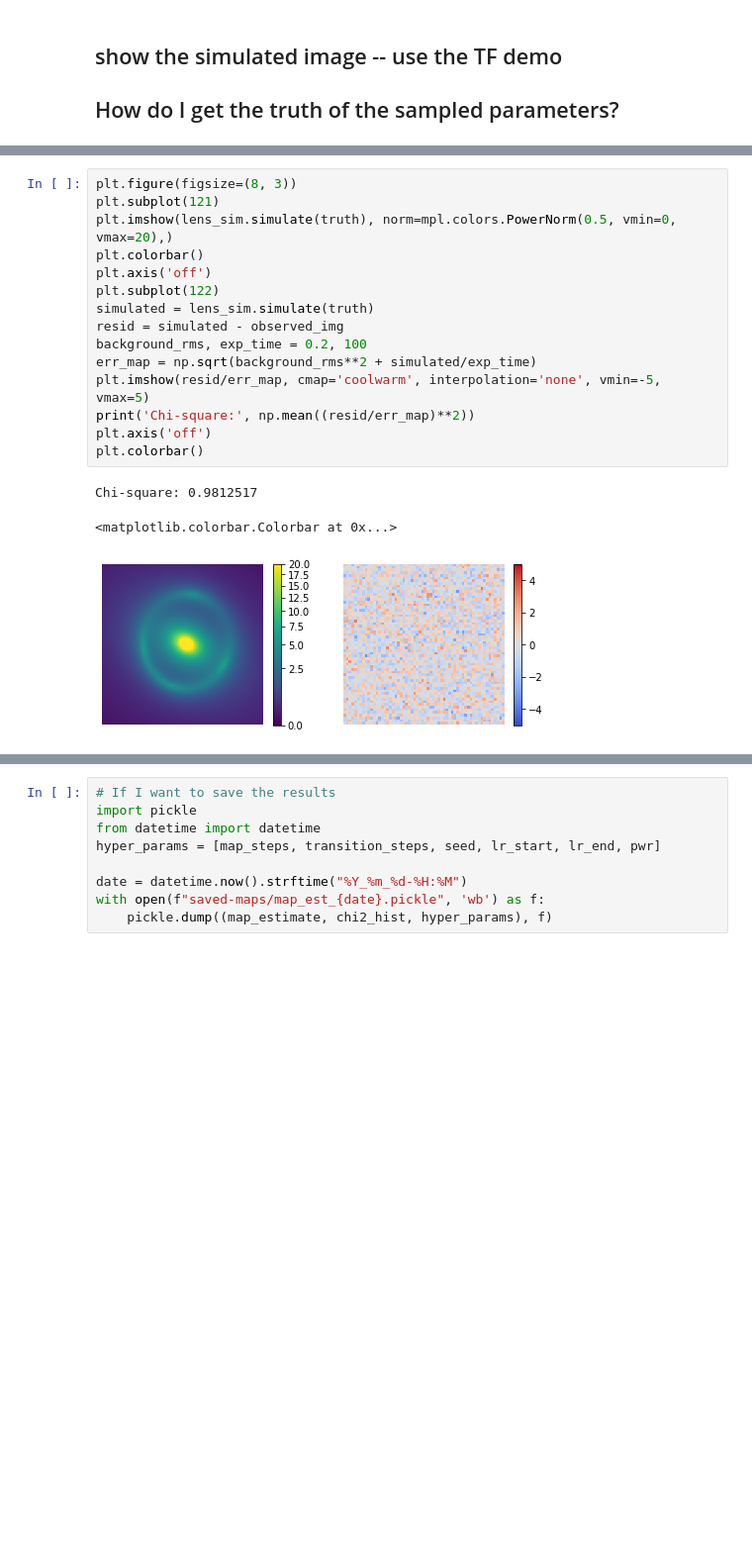
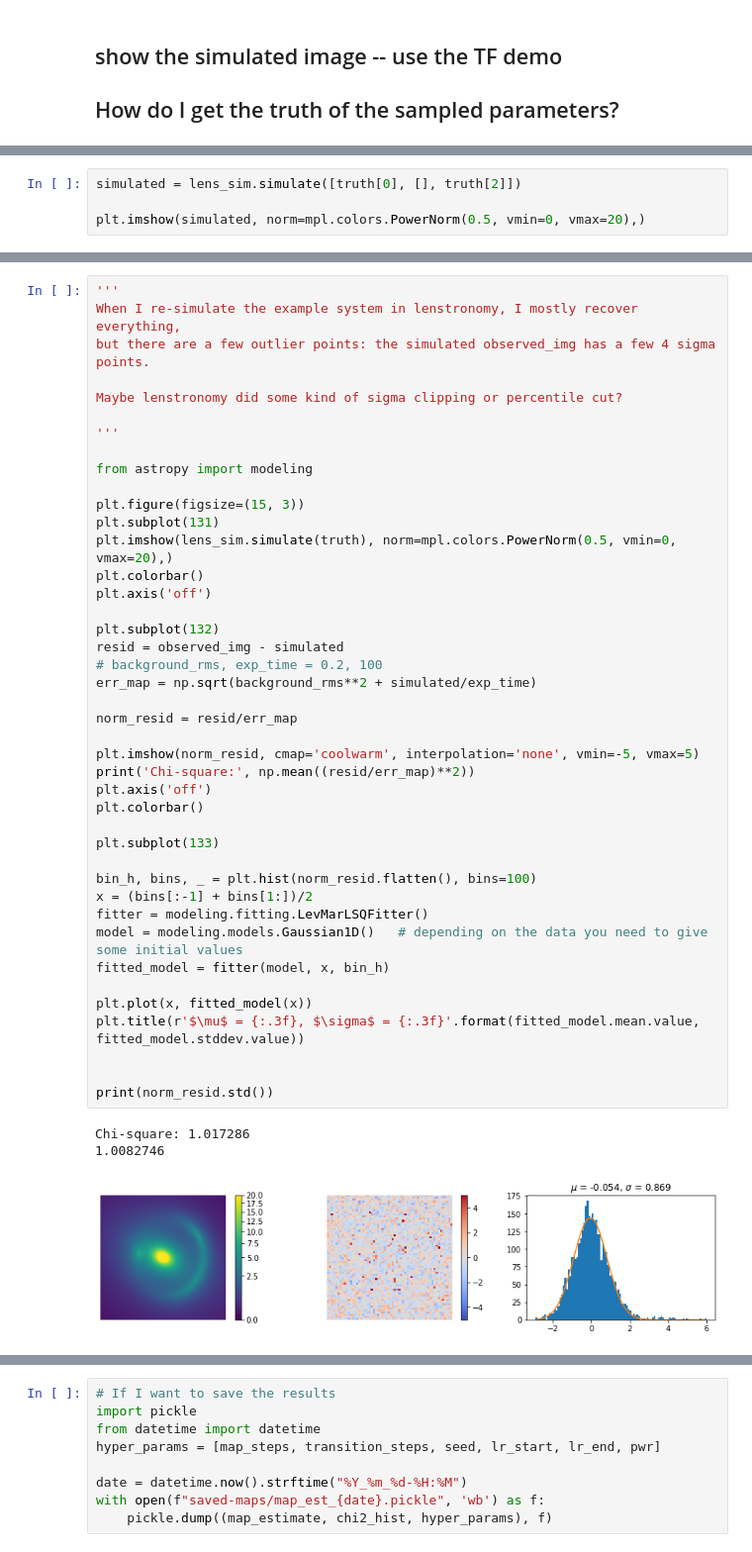
Before and after one commit to giga-lens/gigalens, a Jupyter notebook: jax-demo-dev.ipynb, the cells around one changed output, grey strips where cells are left out. Shown: that part at 99% size. Drawn from its saved outputs; the diff is of its cells as text; blank space fills up the shorter version.

```diff
--- a/jax-demo-dev.ipynb
+++ b/jax-demo-dev.ipynb
@@ -133,0 +192,4 @@ plt.imshow(lens_sim.simulate(truth), norm=mpl.colors.PowerNorm(0.5, vmin=0, vmax
+# %%
+simulated = lens_sim.simulate([truth[0], [], truth[2]])
+
+plt.imshow(simulated, norm=mpl.colors.PowerNorm(0.5, vmin=0, vmax=20),)
@@ -134,20 +204,47 @@ plt.imshow(lens_sim.simulate(truth), norm=mpl.colors.PowerNorm(0.5, vmin=0, vmax
 # %%
-plt.figure(figsize=(8, 3))
-plt.subplot(121)
+'''
+When I re-simulate the example system in lenstronomy, I mostly recover everything,
+but there are a few outlier points: the simulated observed_img has a few 4 sigma points.
+
+Maybe lenstronomy did some kind of sigma clipping or percentile cut?
+
+'''
+
+from astropy import modeling
+
+plt.figure(figsize=(15, 3))
+plt.subplot(131)
 plt.imshow(lens_sim.simulate(truth), norm=mpl.colors.PowerNorm(0.5, vmin=0, vmax=20),)
 plt.colorbar()
 plt.axis('off')
-plt.subplot(122)
-simulated = lens_sim.simulate(truth)
-resid = simulated - observed_img
-background_rms, exp_time = 0.2, 100
+
+plt.subplot(132)
+resid = observed_img - simulated
+# background_rms, exp_time = 0.2, 100
 err_map = np.sqrt(background_rms**2 + simulated/exp_time)
-plt.imshow(resid/err_map, cmap='coolwarm', interpolation='none', vmin=-5, vmax=5)
+
+norm_resid = resid/err_map
+
+plt.imshow(norm_resid, cmap='coolwarm', interpolation='none', vmin=-5, vmax=5)
 print('Chi-square:', np.mean((resid/err_map)**2))
 plt.axis('off')
 plt.colorbar()
+
+plt.subplot(133)
+
+bin_h, bins, _ = plt.hist(norm_resid.flatten(), bins=100)
+x = (bins[:-1] + bins[1:])/2
+fitter = modeling.fitting.LevMarLSQFitter()
+model = modeling.models.Gaussian1D()   # depending on the data you need to give some initial values
+fitted_model = fitter(model, x, bin_h)
+
+plt.plot(x, fitted_model(x))
+plt.title(r'$\mu$ = {:.3f}, $\sigma$ = {:.3f}'.format(fitted_model.mean.value, fitted_model.stddev.value))
+
+
+print(norm_resid.std())
 # %% [output]
-Chi-square: 0.9812517
+Chi-square: 1.017286
+1.0082746
-<matplotlib.colorbar.Colorbar at 0x...>
-[figure, old version]
+[figure, new version]
 # %%
```
Also changed, not shown: parts of 26 cells of this notebook.
